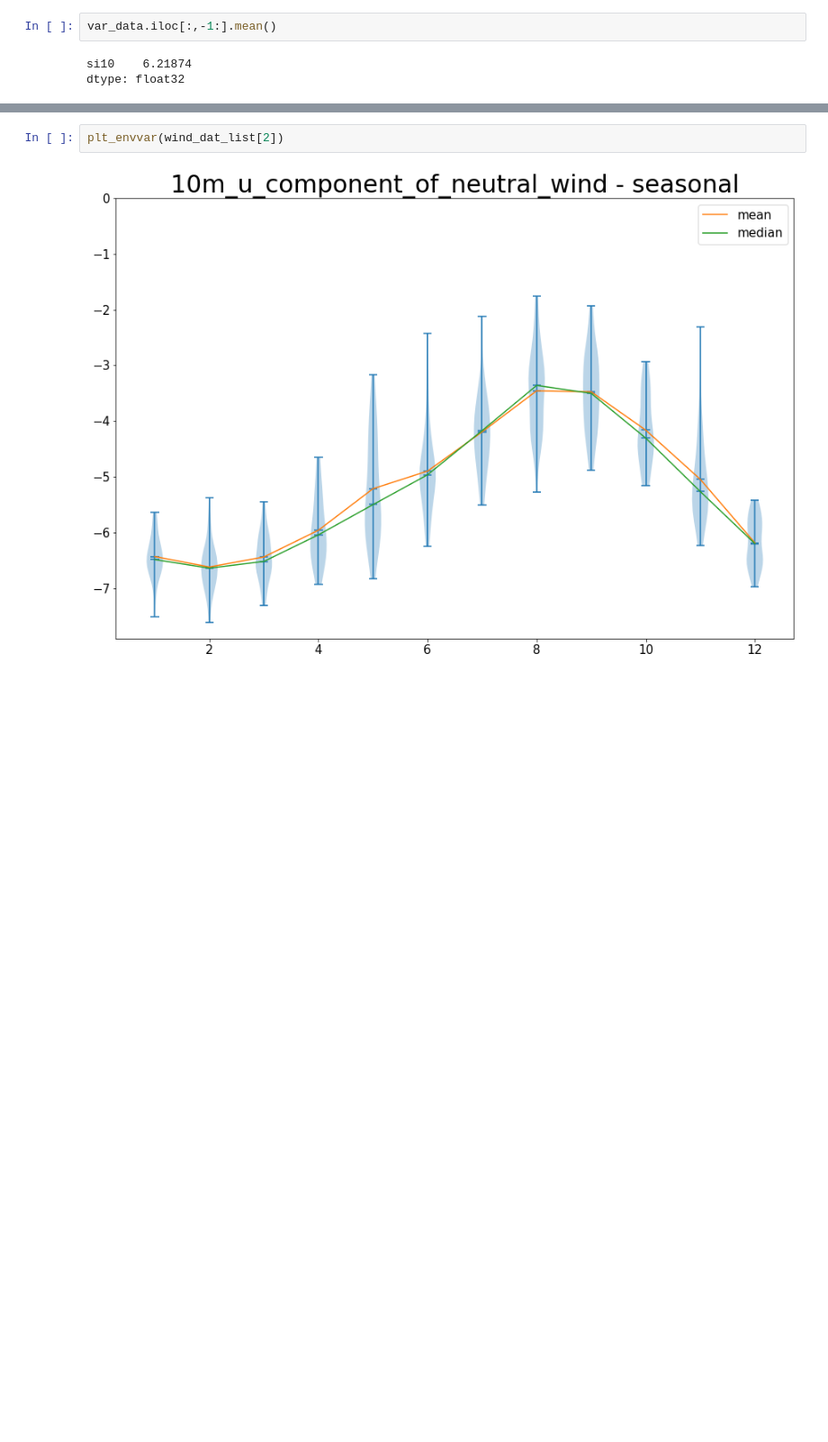
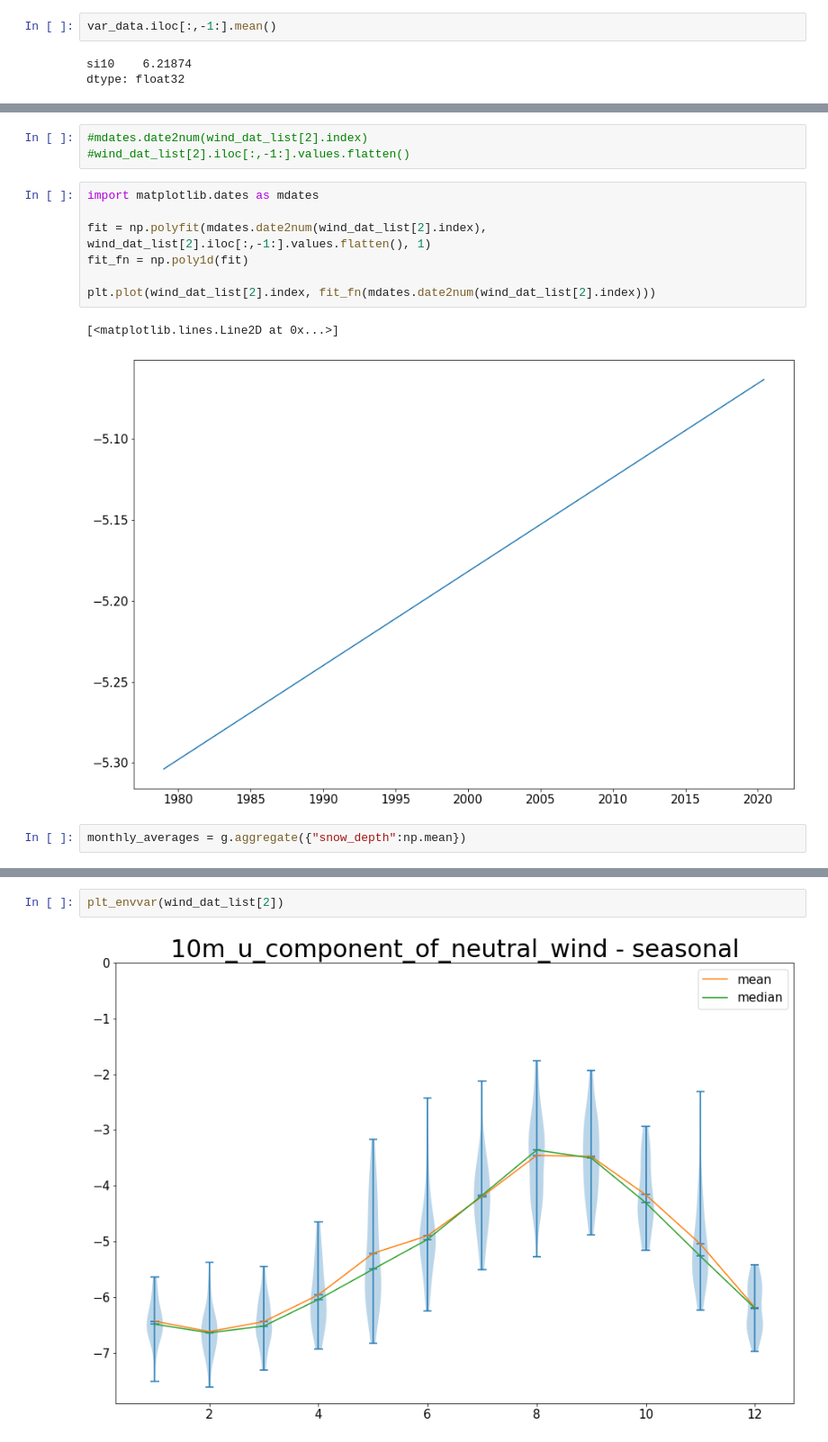
Before and after one commit to ben1post/BennyPhD, a Jupyter notebook: CaRiaco/SCRIPPS/CARIACO_data/PrelimDataExploration/PLOT_InSituVSClimateReanalysis.ipynb, the cells around one changed output, grey strips where cells are left out. Shown at 90% size. Cells and saved outputs as stored; diff of their text form; blank space fills up the shorter version.

```diff
--- a/CaRiaco/SCRIPPS/CARIACO_data/PrelimDataExploration/PLOT_InSituVSClimateReanalysis.ipynb
+++ b/CaRiaco/SCRIPPS/CARIACO_data/PrelimDataExploration/PLOT_InSituVSClimateReanalysis.ipynb
@@ -205,0 +249,15 @@ plt_envvar(m10_wind_speed)
+# %%
+#mdates.date2num(wind_dat_list[2].index)
+#wind_dat_list[2].iloc[:,-1:].values.flatten()
+# %%
+import matplotlib.dates as mdates
+
+fit = np.polyfit(mdates.date2num(wind_dat_list[2].index), wind_dat_list[2].iloc[:,-1:].values.flatten(), 1)
+fit_fn = np.poly1d(fit)
+
+plt.plot(wind_dat_list[2].index, fit_fn(mdates.date2num(wind_dat_list[2].index)))
+# %% [output]
+[<matplotlib.lines.Line2D at 0x...>]
+[figure, added]
+# %%
+monthly_averages = g.aggregate({"snow_depth":np.mean})
```
Also changed, not shown: parts of 11 cells of this notebook, 2 other files.
